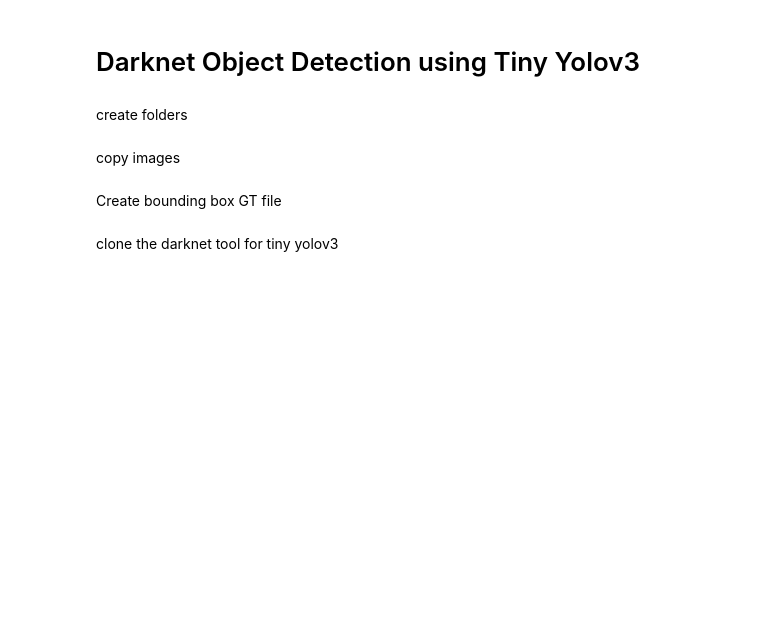
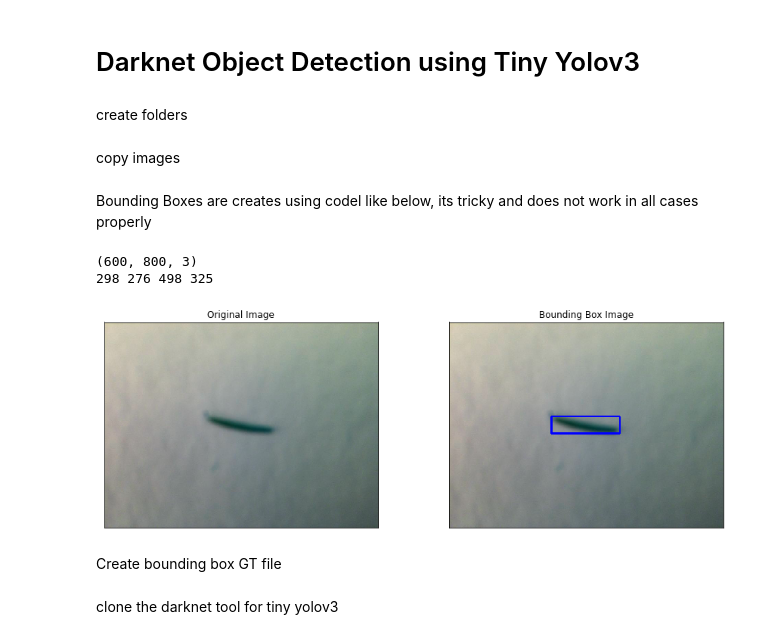
Before and after one commit to cmembrez/Raspberry-Robotics101, a Jupyter notebook: projects/DC-Box/darknet/Leaf_DarknetTinyYolov3ObjectDetection.ipynb, the cells around one changed output. Drawn from its saved outputs; the diff is of its cells as text; code cells hidden in the pictures; blank space fills up the shorter version.

Commit message:
fixed creation of bounding boxes

```diff
--- a/projects/DC-Box/darknet/Leaf_DarknetTinyYolov3ObjectDetection.ipynb
+++ b/projects/DC-Box/darknet/Leaf_DarknetTinyYolov3ObjectDetection.ipynb
@@ -8,6 +8,53 @@ create folders
 copy images
 # %%
 !cp ../pytorch/dataset/images/field/*/* ./data/images/
+# %% [markdown]
+Bounding Boxes are creates using codel like below, its tricky and does not work in all cases properly
+# %%
+import cv2
+import numpy as np
+from matplotlib import pyplot as plt
+
+
+def bounding_box(img):
+    gray = cv2.cvtColor(img, cv2.COLOR_RGB2GRAY)
+    gray= cv2.GaussianBlur(gray, (7,7),0)
+    thresh = cv2.adaptiveThreshold(gray,255,cv2.ADAPTIVE_THRESH_GAUSSIAN_C,cv2.THRESH_BINARY,17,2)
+    edges = cv2.Canny(thresh,50,150)
+
+    kernel = np.ones((5,5), dtype=np.uint8)
+    closing = cv2.morphologyEx(edges, cv2.MORPH_CLOSE, kernel)
+    _,contours, _ = cv2.findContours(closing, cv2.RETR_TREE, cv2.CHAIN_APPROX_NONE)
+    cnt = max(contours, key=cv2.contourArea)
+    x,y,w,h = cv2.boundingRect(cnt)
+    return(x,y,w,h)
+
+img = cv2.imread('data/images/13002223733528.jpg')
+out=img.copy()
+(x,y,w,h) = bounding_box(img)
+if x == 0 or y == 0:
+    imgcropped = img[50:img.shape[0]-50, 50:img.shape[1]]
+    (x,y,w,h) = bounding_box(imgcropped)
+    x+=50
+    y+=50
+
+print(img.shape)
+x2=x+w
+y2=y+h
+print(x,y,x2,y2)
+cv2.rectangle(out, (x,y), (x2, y2), (0,0,255), 4)
+
+plt.figure(figsize=(15, 5))
+plt.subplot(121),plt.imshow(img)
+plt.title('Original Image'), plt.xticks([]), plt.yticks([])
+plt.subplot(122),plt.imshow(out)
+plt.title('Bounding Box Image'), plt.xticks([]), plt.yticks([])
+
+plt.show()
+# %% [output]
+(600, 800, 3)
+298 276 498 325
+[figure, added]
 # %% [markdown]
 Create bounding box GT file
 # %%
```
Also changed, not shown: parts of 1 cell of this notebook, 1 other file.
